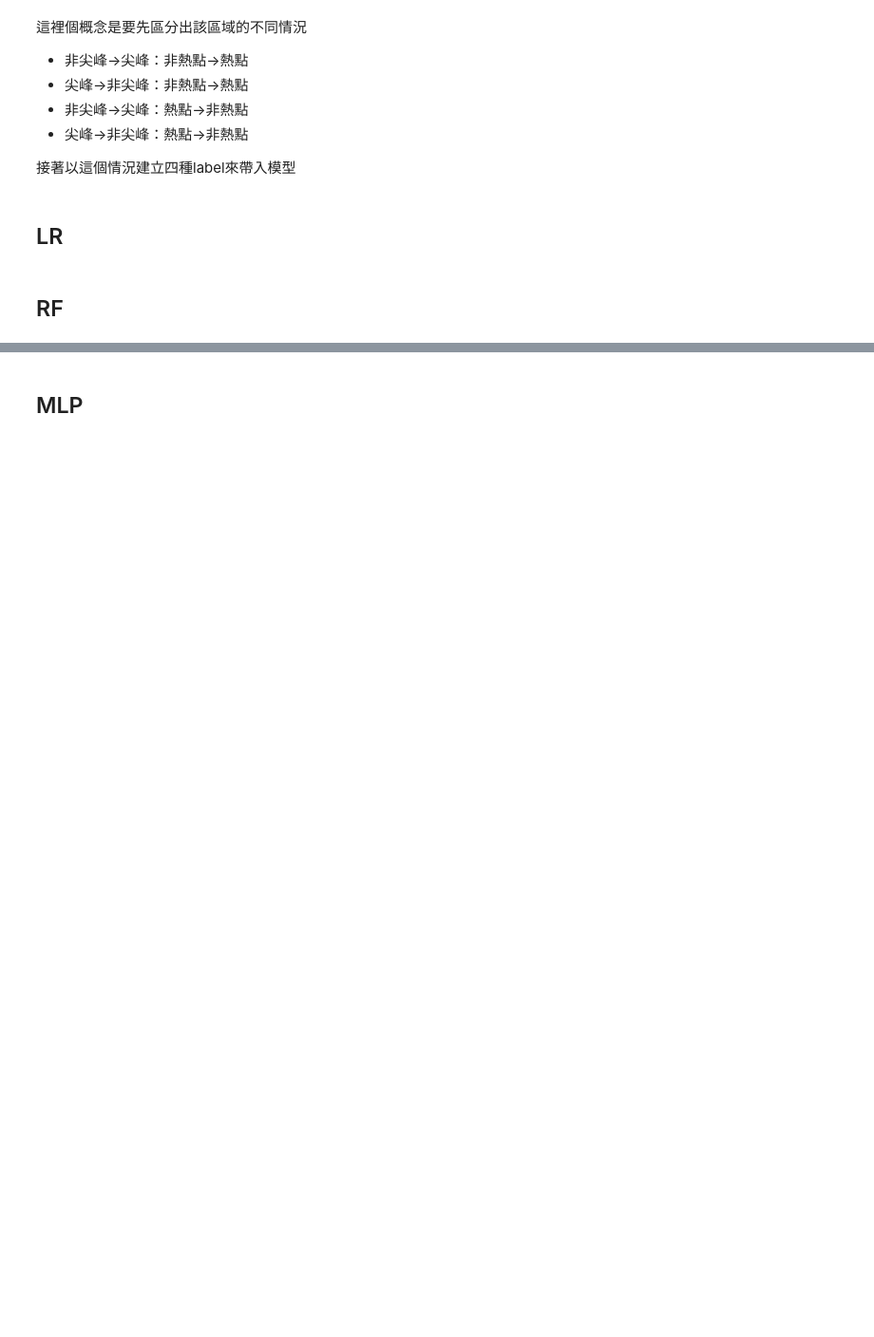
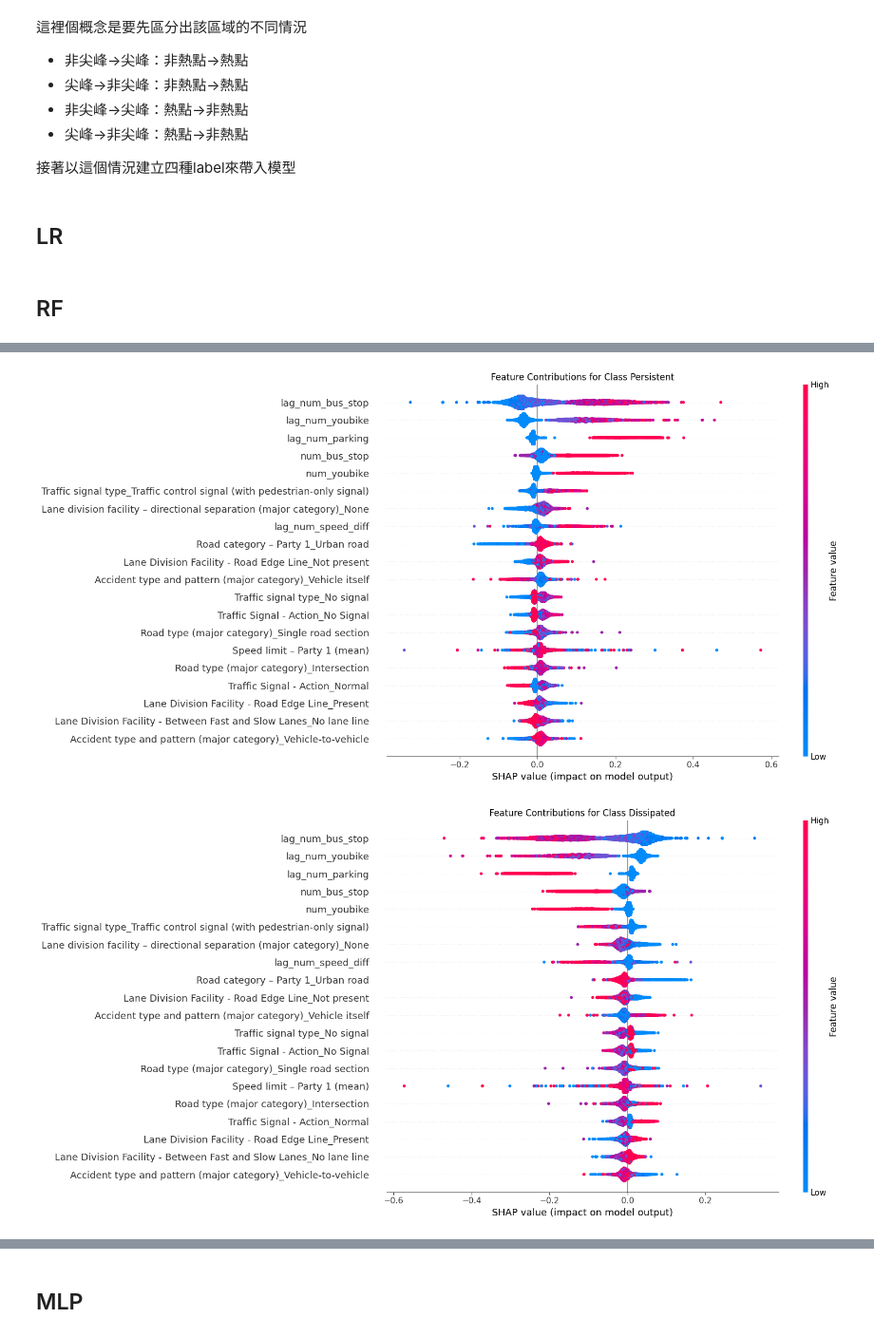
Before and after one commit to kennywang112/ST-RTA, a Jupyter notebook: ModelsV7/Model.ipynb, the cells around one changed output, grey strips where cells are left out. Shown at 95% size. Saved outputs shown, nothing was run; the diff lists cells and outputs as text; code cells hidden in the pictures; blank space fills up the shorter version.

Commit message:
analyse shap value

```diff
--- a/ModelsV7/Model.ipynb
+++ b/ModelsV7/Model.ipynb
@@ -165,20 +245,27 @@ print(classification_report(y_test, y_pred))
 # %%
 import shap
 
-X_subset = X_test.iloc[:100, :]
+def shap_plot(best_model, test_x, test_y):
+    explainer = shap.TreeExplainer(best_model)
+    shap_values = explainer.shap_values(test_x, approximate=True)
 
-explainer = shap.TreeExplainer(best_rf)
-shap_values = explainer.shap_values(X_subset, approximate=True)
+    for target_label in test_y.unique():
+        class_idx = list(best_model.classes_).index(target_label)
 
-for target_label in y_test.unique():
-    class_idx = list(best_rf.classes_).index(target_label)
+        plt.figure(figsize=(16, 8))
+        plt.title(f"Feature Contributions for Class {target_label}")
 
-    plt.figure(figsize=(12, 8))
-    plt.title(f"Feature Contributions for Class {target_label}")
+        if isinstance(shap_values, list):
+            target_shap_values = shap_values[class_idx]
+        else:
+            target_shap_values = shap_values[:, :, class_idx]
 
-    if isinstance(shap_values, list):
-        target_shap_values = shap_values[class_idx]
-    else:
-        target_shap_values = shap_values[:, :, class_idx]
+        shap.summary_plot(target_shap_values, test_x, plot_size=(16, 8))
 
-    shap.summary_plot(target_shap_values, X_subset)
+    return shap_values
+
+shap_values_A = shap_plot(best_rf_A, X_test_A, y_test_A)
+shap_values_B = shap_plot(best_rf_B, X_test_B, y_test_B)
+# %% [output]
+[figure, added]
+[figure, added]
```
Also changed, not shown: parts of 16 cells of this notebook, 3 other files.
